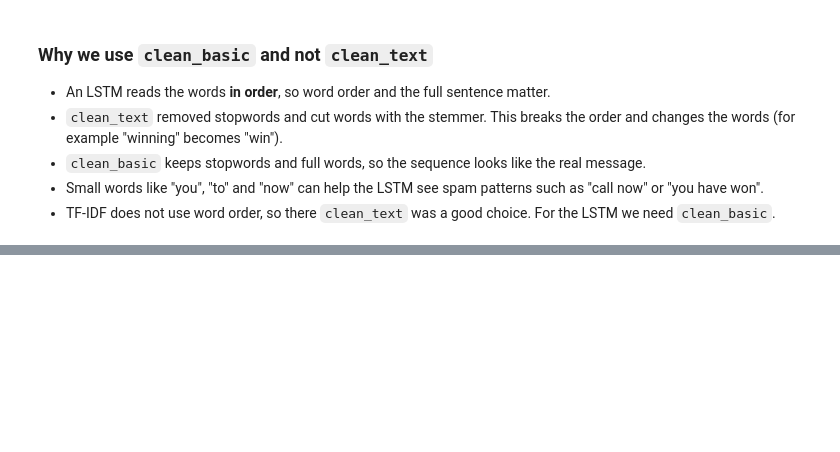
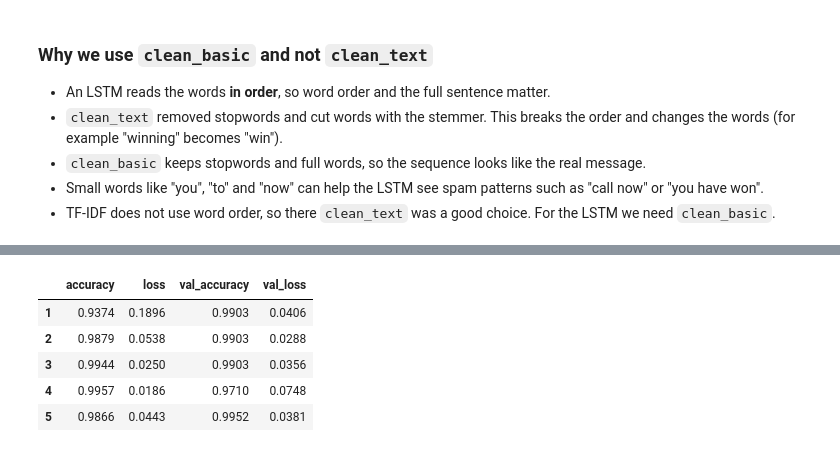
Before and after one commit to zahrss0r/DS483-SMS-Spam-Detection-Project, a Jupyter notebook: DS483_SMS_Spam.ipynb, the cells around one changed output, grey strips where cells are left out. Drawn from its saved outputs; the diff is of its cells as text; code cells hidden in the pictures; blank space fills up the shorter version.

```diff
--- a/DS483_SMS_Spam.ipynb
+++ b/DS483_SMS_Spam.ipynb
@@ -1605,0 +1609,15 @@ Label: 0
+# %%
+# build the model
+# same seed so we get similar results every time
+tf.random.set_seed(42)
+
+lstm_model = tf.keras.Sequential([
+    tf.keras.Input(shape=(MAX_LEN,)),
+    tf.keras.layers.Embedding(VOCAB_SIZE, 64),        # each word -> a vector of 64 numbers
+    tf.keras.layers.LSTM(64),                         # reads the words in order
+    tf.keras.layers.Dropout(0.3),                     # turns off 30% of the units to reduce overfitting
+    tf.keras.layers.Dense(1, activation="sigmoid"),   # output: probability of spam (0 to 1)
+])
+
+lstm_model.compile(optimizer="adam", loss="binary_crossentropy", metrics=["accuracy"])
+lstm_model.summary()
@@ -1605,0 +1691,12 @@ Label: 0
+# %%
+# the numbers of each epoch in a table
+epochs_table = pd.DataFrame(history.history).round(4)
+epochs_table.index = epochs_table.index + 1
+epochs_table
+# %% [output]
+|  | accuracy | loss | val_accuracy | val_loss |
+| 1 | 0.9374 | 0.1896 | 0.9903 | 0.0406 |
+| 2 | 0.9879 | 0.0538 | 0.9903 | 0.0288 |
+| 3 | 0.9944 | 0.0250 | 0.9903 | 0.0356 |
+| 4 | 0.9957 | 0.0186 | 0.9710 | 0.0748 |
+| 5 | 0.9866 | 0.0443 | 0.9952 | 0.0381 |
```
Also changed, not shown: parts of 13 cells of this notebook.
